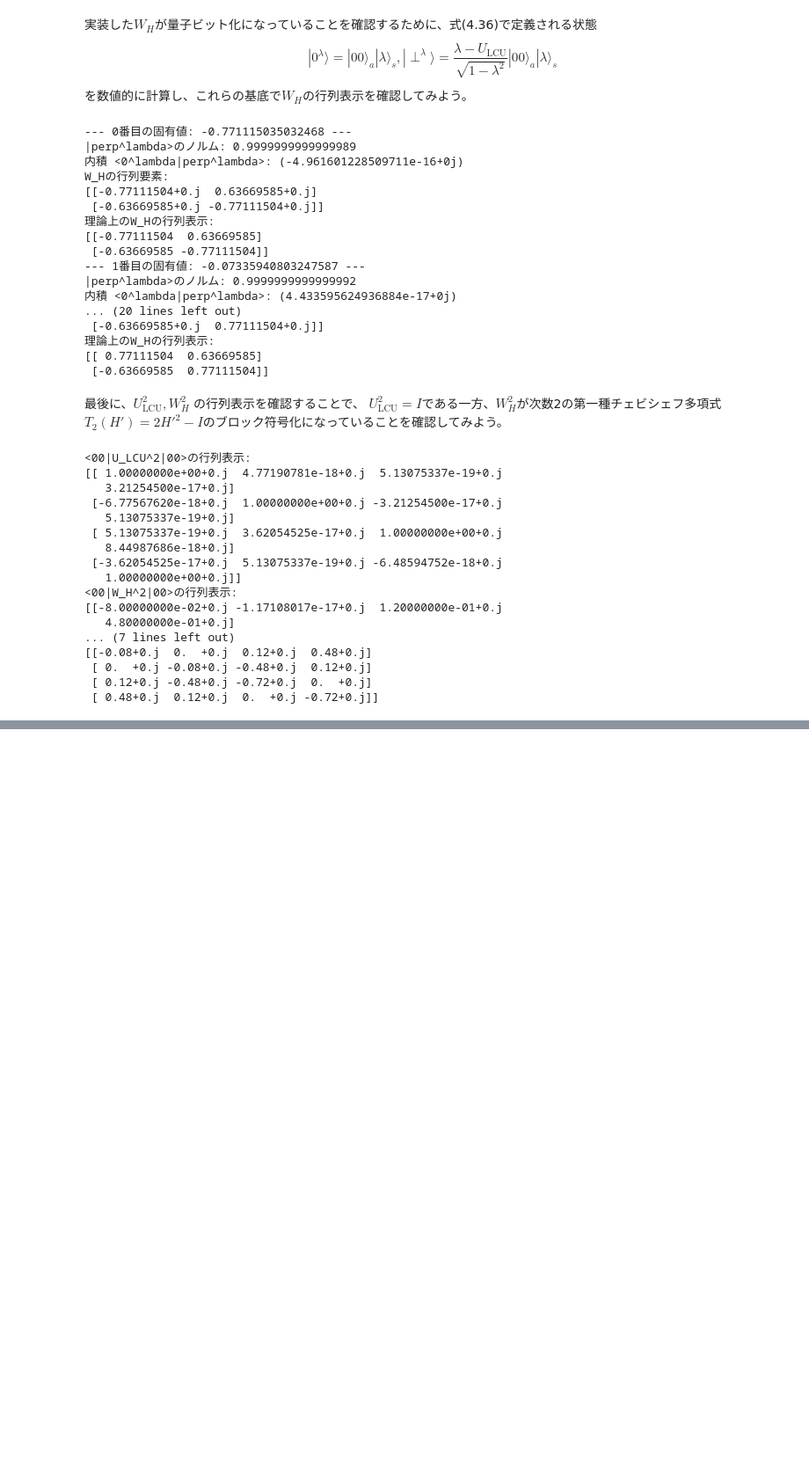
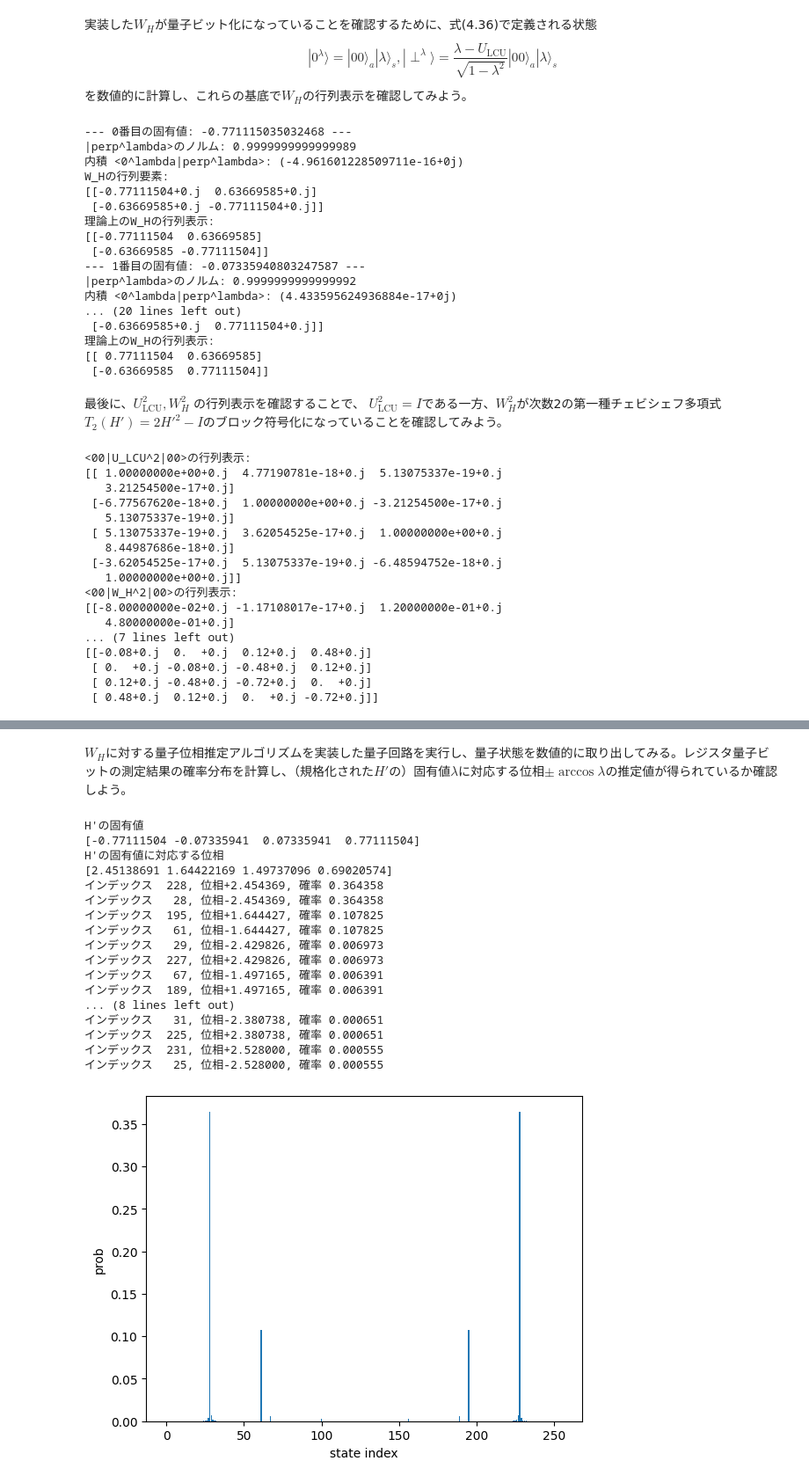
Before and after one commit to QunaSys/dojo-book, a Jupyter notebook: notes/4.3_補足_量子ビット化.ipynb, the cells around one changed output, grey strips where cells are left out. Shown at 88% size. Saved outputs shown, nothing was run; the diff lists cells and outputs as text; code cells hidden in the pictures; blank space fills up the shorter version.

```diff
--- a/notes/4.3_補足_量子ビット化.ipynb
+++ b/notes/4.3_補足_量子ビット化.ipynb
@@ -59,13 +59,13 @@ c2 = 3
 c3 = 4
 
 # 係数の規格化
-lam = c0 + c1 + c2 + c3
-if lam <= 0:
+alpha = c0 + c1 + c2 + c3
+if alpha <= 0:
     raise ValueError("c0+c1+c2+c3 must be positive.")
 if min(c0, c1, c2, c3) < 0:
     raise ValueError("This simple sample assumes c0,c1,c2,c3 >= 0.")
 
-p00, p01, p10, p11 = c0 / lam, c1 / lam, c2 / lam, c3 / lam
+p00, p01, p10, p11 = c0 / alpha, c1 / alpha, c2 / alpha, c3 / alpha
 
 def build_prepare_2anc(p00: float, p01: float, p10: float, p11: float, n_qubits, anc_0, anc_1) -> QuantumCircuit:
     # First qubit rotation
@@ -288,7 +288,7 @@ $$
 を数値的に計算し、これらの基底で$W_H$の行列表示を確認してみよう。
 # %%
 # H'の対角化
-eigs, vecs = np.linalg.eigh(H_mat / lam)
+eigs, vecs = np.linalg.eigh(H_mat / alpha)
 dim_system = 4
 
 for i in range(dim_system):
@@ -363,0 +429,50 @@ print(2 * H_mat @ H_mat / lam**2 - np.eye(4))
+# %% [markdown]
+$W_H$に対する量子位相推定アルゴリズムを実装した量子回路を実行し、量子状態を数値的に取り出してみる。レジスタ量子ビットの測定結果の確率分布を計算し、（規格化された$H'$の）固有値$\lambda$に対応する位相$\pm \arccos\lambda$の推定値が得られているか確認しよう。
+# %%
+state = quantum_state(n_total_qubits, circuit=qpe_circuit)
+vec = evaluate_state_to_vector(state).vector
+
+# レジスタ量子ビットについて周辺化した測定確率を計算 (7.2節参照)
+probs_allbits = np.abs(vec)**2
+reshaped_array = probs_allbits.reshape(2**n_qpe_register, 2**n_qubits)
+probs_regbits = reshaped_array.sum(axis=1)
+
+print("H'の固有値")
+print(eigs)
+print("H'の固有値に対応する位相")
+expected_phases = np.arccos(eigs)  # 値域は[0, pi]であることに注意
+print(expected_phases)
+
+# 確率が大きい順に、レジスタ量子ビットの状態と対応する位相を表示
+probs_regbits_sorted_indices = np.argsort(probs_regbits)[::-1]
+for i in probs_regbits_sorted_indices[:20]: # 確率が大きい上位20個を表示
+    if probs_regbits[i] > 1e-4:
+        # 位相の推定値. 範囲を[-pi, pi]にしていることに注意
+        phase = 2 * np.pi * i / (2**n_qpe_register)  - np.pi
+        print(f"インデックス{i:5d}, 位相{phase:+.6f}, 確率 {probs_regbits[i]:.6f}")
+
+# 周辺確率をプロット
+import matplotlib.pyplot as plt
+plt.bar(np.arange(2**n_qpe_register), probs_regbits)
+plt.xlabel("state index")
+plt.ylabel("prob")
+plt.show()
+# %% [output]
+H'の固有値
+[-0.77111504 -0.07335941  0.07335941  0.77111504]
+H'の固有値に対応する位相
+[2.45138691 1.64422169 1.49737096 0.69020574]
+インデックス  228, 位相+2.454369, 確率 0.364358
+インデックス   28, 位相-2.454369, 確率 0.364358
+インデックス  195, 位相+1.644427, 確率 0.107825
+インデックス   61, 位相-1.644427, 確率 0.107825
+インデックス   29, 位相-2.429826, 確率 0.006973
+インデックス  227, 位相+2.429826, 確率 0.006973
+インデックス   67, 位相-1.497165, 確率 0.006391
+インデックス  189, 位相+1.497165, 確率 0.006391
+... (8 lines left out)
+インデックス   31, 位相-2.380738, 確率 0.000651
+インデックス  225, 位相+2.380738, 確率 0.000651
+インデックス  231, 位相+2.528000, 確率 0.000555
+インデックス   25, 位相-2.528000, 確率 0.000555
+[figure, added]
```
Also changed, not shown: parts of 7 cells of this notebook.
